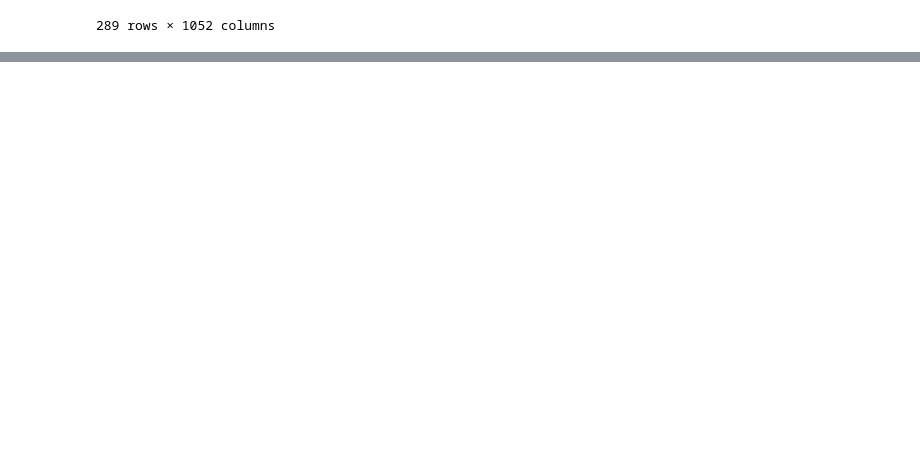
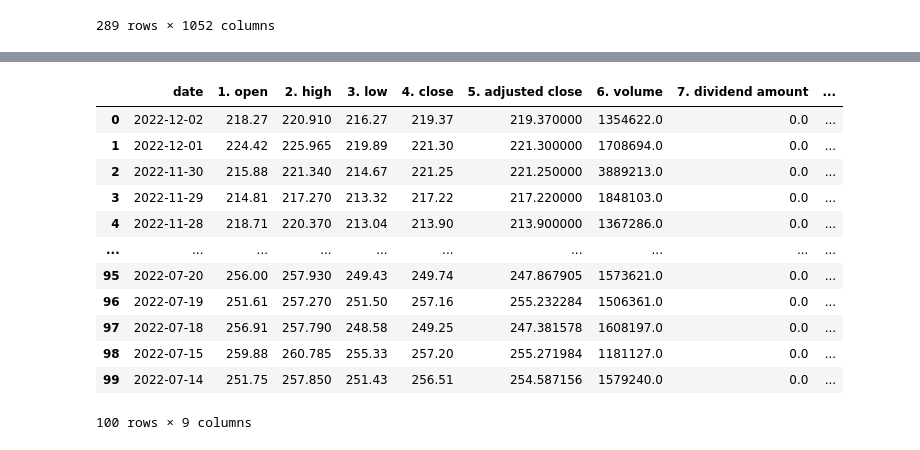
Before and after one commit to AIDA-Saskatchewan-polytechnic/Final_project_by_Naveen-Nilesh, a Jupyter notebook: Source/final_project.ipynb, the cells around one changed output, grey strips where cells are left out. Saved outputs shown, nothing was run; the diff lists cells and outputs as text; code cells hidden in the pictures; blank space fills up the shorter version.

```diff
--- a/Source/final_project.ipynb
+++ b/Source/final_project.ipynb
@@ -59,0 +166,18 @@ df_global_levela
+# %%
+#Reseting index of american stock exchange dataFrame.
+dataFrame_real_estate = pd.DataFrame(d_real_estate[0]).reset_index(level=0)
+dataFrame_real_estate
+# %% [output]
+|  | date | 1. open | 2. high | 3. low | 4. close | 5. adjusted close | 6. volume | 7. dividend amount | ... |
+| 0 | 2022-12-02 | 218.27 | 220.910 | 216.27 | 219.37 | 219.370000 | 1354622.0 | 0.0 | ... |
+| 1 | 2022-12-01 | 224.42 | 225.965 | 219.89 | 221.30 | 221.300000 | 1708694.0 | 0.0 | ... |
+| 2 | 2022-11-30 | 215.88 | 221.340 | 214.67 | 221.25 | 221.250000 | 3889213.0 | 0.0 | ... |
+| 3 | 2022-11-29 | 214.81 | 217.270 | 213.32 | 217.22 | 217.220000 | 1848103.0 | 0.0 | ... |
+| 4 | 2022-11-28 | 218.71 | 220.370 | 213.04 | 213.90 | 213.900000 | 1367286.0 | 0.0 | ... |
+| ... | ... | ... | ... | ... | ... | ... | ... | ... | ... |
+| 95 | 2022-07-20 | 256.00 | 257.930 | 249.43 | 249.74 | 247.867905 | 1573621.0 | 0.0 | ... |
+| 96 | 2022-07-19 | 251.61 | 257.270 | 251.50 | 257.16 | 255.232284 | 1506361.0 | 0.0 | ... |
+| 97 | 2022-07-18 | 256.91 | 257.790 | 248.58 | 249.25 | 247.381578 | 1608197.0 | 0.0 | ... |
+| 98 | 2022-07-15 | 259.88 | 260.785 | 255.33 | 257.20 | 255.271984 | 1181127.0 | 0.0 | ... |
+| 99 | 2022-07-14 | 251.75 | 257.850 | 251.43 | 256.51 | 254.587156 | 1579240.0 | 0.0 | ... |
+100 rows × 9 columns
```
Also changed, not shown: parts of 10 cells of this notebook.
